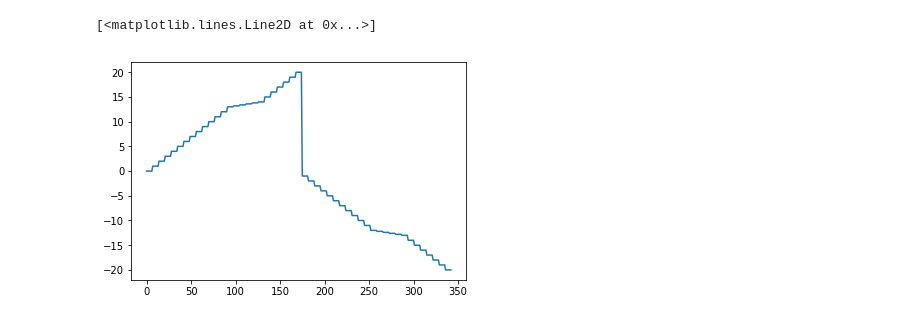
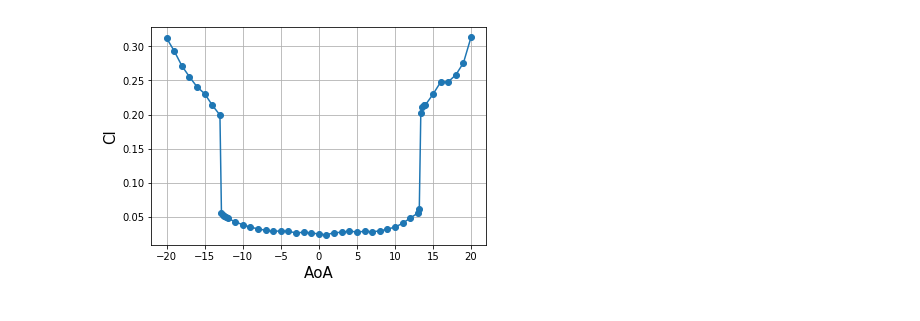
Before and after one commit to azarketa/Python, a Jupyter notebook: test.ipynb, the cells around one changed output. Saved outputs shown, nothing was run; the diff lists cells and outputs as text; code cells hidden in the pictures.

```diff
--- a/test.ipynb
+++ b/test.ipynb
@@ -106,7 +107,12 @@ TDMS file 11 of 12 opened in wake_rake mode; Triangular_Double_Sym_Re_150_e_3_25
 Pickle file found: rawData_1.p. Loading data from serialized object.
 TDMS file 12 of 12 opened in wake_rake mode; Triangular_Double_Sym_Re_75_e_3_250_trailingEdge global variable has been created.
-# %%
-plt.plot(Bare_Re_100_e_3_250_trailingEdge.groups_added.means_group.means_channels.angle_pos)
-# %% [output]
-[<matplotlib.lines.Line2D at 0x...>]
-[figure, removed]
+# %%
+mpld3.enable_notebook()
+angles, cds = zip(*sorted(zip(Bare_Re_100_e_3_250_trailingEdge.groups_added.wake_rake_group.angle.angle_pos,
+Bare_Re_100_e_3_250_trailingEdge.groups_added.wake_rake_group.angle.angle_cd)))
+plt.plot(angles, cds, marker='o')
+plt.xlabel("AoA", fontsize=15)
+plt.ylabel("Cl", fontsize=15)
+plt.grid()
+# %% [output]
+[figure, added]
```
Also changed, not shown: parts of 2 cells of this notebook.
